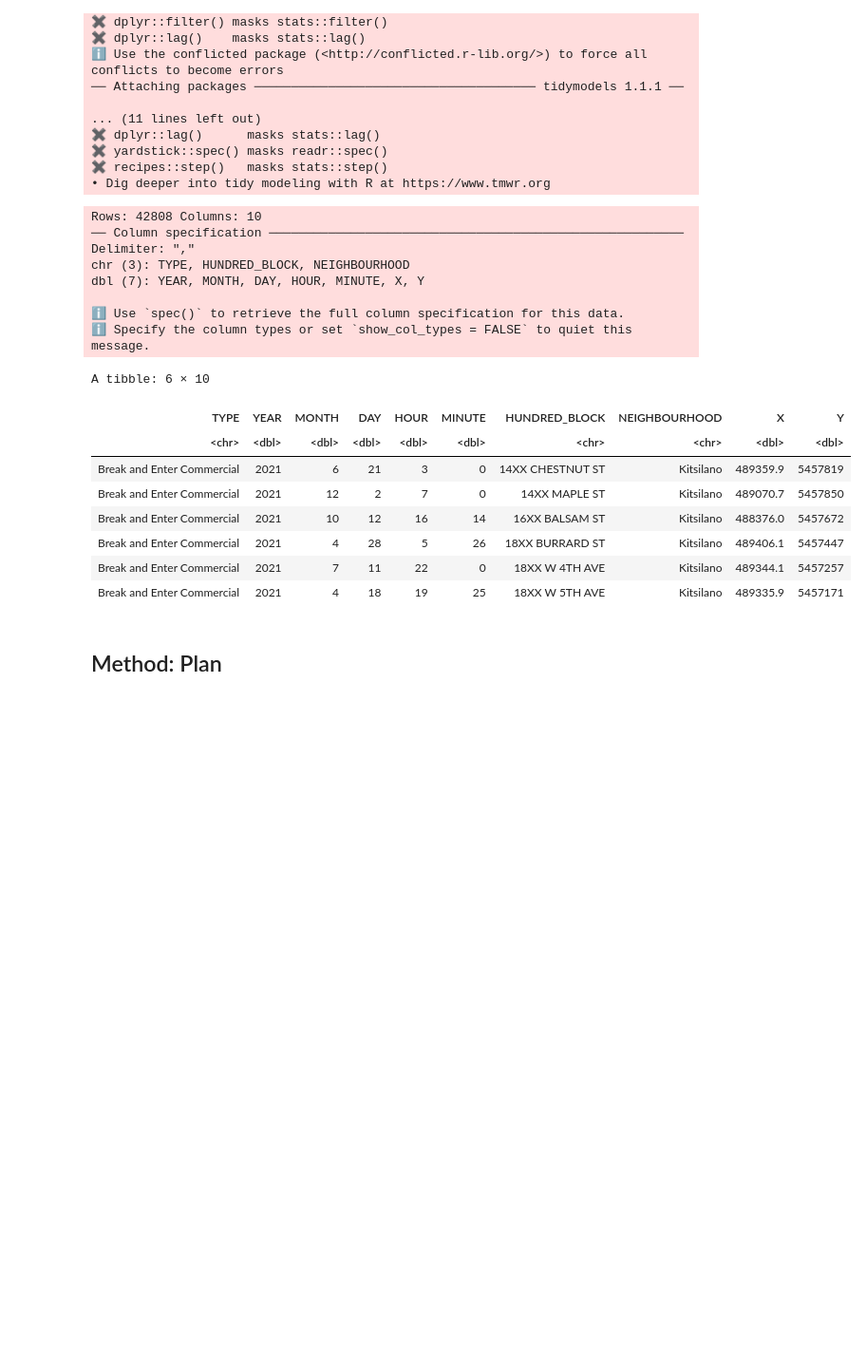
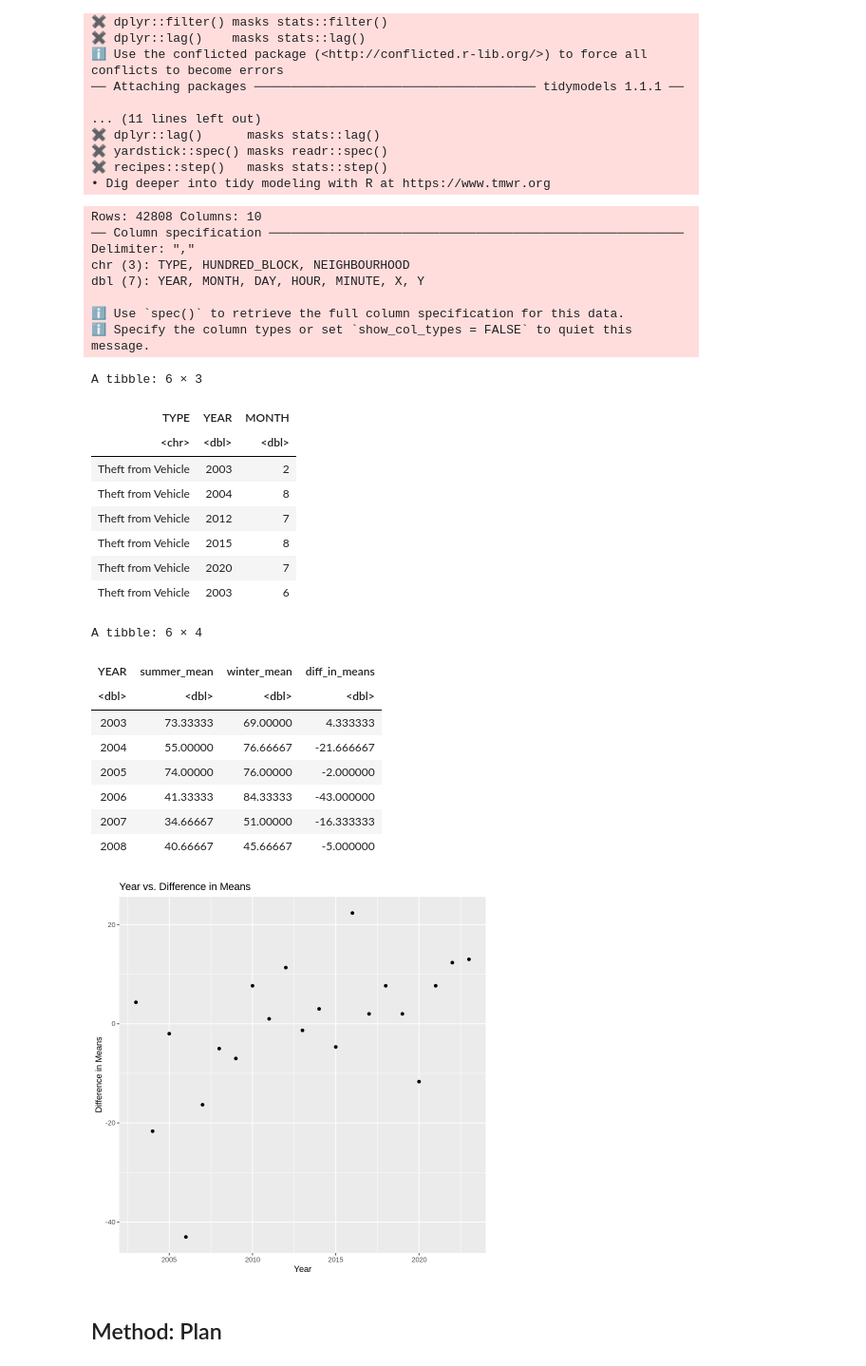
Before and after one commit to ShengHao011/Gender-Wage-Gap-Analysis-Model, a Jupyter notebook: ProjectProposal.ipynb, the cells around one changed output. Shown: that part at 95% size. Saved outputs shown, nothing was run; the diff lists cells and outputs as text; code cells hidden in the pictures; blank space fills up the shorter version.

Commit message:
filtered data and calculated parameters

```diff
--- a/ProjectProposal.ipynb
+++ b/ProjectProposal.ipynb
@@ -27,26 +27,56 @@ set.seed(12345)
 ✖ recipes::step()   masks stats::step()
 • Dig deeper into tidy modeling with R at https://www.tmwr.org
 # %%
-crime_data_kits <- read_csv("data/crimedata_csv_Kitsilano_AllYears.csv")
+# Read and filter the data set
+crime_data <- read_csv("data/crimedata_csv_Kitsilano_AllYears.csv") %>%
+    filter(TYPE == "Theft from Vehicle", MONTH == 1 |MONTH == 2 |MONTH == 12 |MONTH == 6 |MONTH == 7 |MONTH == 8) %>%
+    select(TYPE, YEAR, MONTH)
+
 head(crime_data)
+
+# Compute estimates
+crime_estimates <- crime_data %>%
+    group_by(YEAR) %>%
+    summarize(summer_mean = sum(MONTH == 6 |MONTH == 7 |MONTH == 8)/3,
+              winter_mean = sum(MONTH == 1 |MONTH == 2 |MONTH == 12)/3,
+             diff_in_means = summer_mean - winter_mean)
+
+head(crime_estimates)
+
+# Plot the data
+crime_plot <- crime_estimates %>%
+    ggplot() +
+    geom_point(aes (x = YEAR, y = diff_in_means)) +
+    labs(x = "Year", y = "Difference in Means", title = "Year vs. Difference in Means")
+crime_plot
 # %% [output]
 Rows: 42808 Columns: 10
 ── Column specification ────────────────────────────────────────────────────────
 Delimiter: ","
 chr (3): TYPE, HUNDRED_BLOCK, NEIGHBOURHOOD
 dbl (7): YEAR, MONTH, DAY, HOUR, MINUTE, X, Y
 
 ℹ Use `spec()` to retrieve the full column specification for this data.
 ℹ Specify the column types or set `show_col_types = FALSE` to quiet this message.
-A tibble: 6 × 10
+A tibble: 6 × 3
-| TYPE | YEAR | MONTH | DAY | HOUR | MINUTE | HUNDRED_BLOCK | NEIGHBOURHOOD | X | Y |
-| <chr> | <dbl> | <dbl> | <dbl> | <dbl> | <dbl> | <chr> | <chr> | <dbl> | <dbl> |
-| Break and Enter Commercial | 2021 | 6 | 21 | 3 | 0 | 14XX CHESTNUT ST | Kitsilano | 489359.9 | 5457819 |
-| Break and Enter Commercial | 2021 | 12 | 2 | 7 | 0 | 14XX MAPLE ST | Kitsilano | 489070.7 | 5457850 |
-| Break and Enter Commercial | 2021 | 10 | 12 | 16 | 14 | 16XX BALSAM ST | Kitsilano | 488376.0 | 5457672 |
-| Break and Enter Commercial | 2021 | 4 | 28 | 5 | 26 | 18XX BURRARD ST | Kitsilano | 489406.1 | 5457447 |
-| Break and Enter Commercial | 2021 | 7 | 11 | 22 | 0 | 18XX W 4TH AVE | Kitsilano | 489344.1 | 5457257 |
-| Break and Enter Commercial | 2021 | 4 | 18 | 19 | 25 | 18XX W 5TH AVE | Kitsilano | 489335.9 | 5457171 |
+| TYPE | YEAR | MONTH |
+| <chr> | <dbl> | <dbl> |
+| Theft from Vehicle | 2003 | 2 |
+| Theft from Vehicle | 2004 | 8 |
+| Theft from Vehicle | 2012 | 7 |
+| Theft from Vehicle | 2015 | 8 |
+| Theft from Vehicle | 2020 | 7 |
+| Theft from Vehicle | 2003 | 6 |
+A tibble: 6 × 4
+| YEAR | summer_mean | winter_mean | diff_in_means |
+| <dbl> | <dbl> | <dbl> | <dbl> |
+| 2003 | 73.33333 | 69.00000 | 4.333333 |
+| 2004 | 55.00000 | 76.66667 | -21.666667 |
+| 2005 | 74.00000 | 76.00000 | -2.000000 |
+| 2006 | 41.33333 | 84.33333 | -43.000000 |
+| 2007 | 34.66667 | 51.00000 | -16.333333 |
+| 2008 | 40.66667 | 45.66667 | -5.000000 |
+[figure, added]
 # %% [markdown]
 ## Method: Plan
 # %% [markdown]
```
